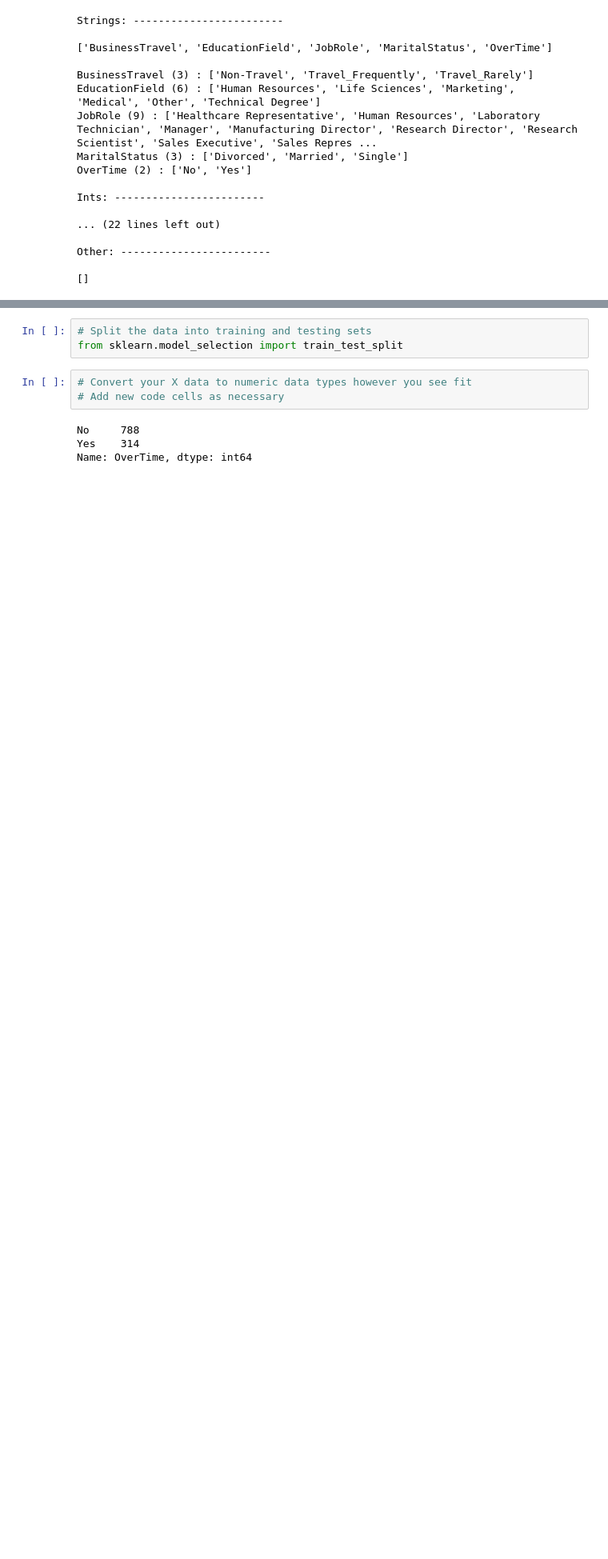
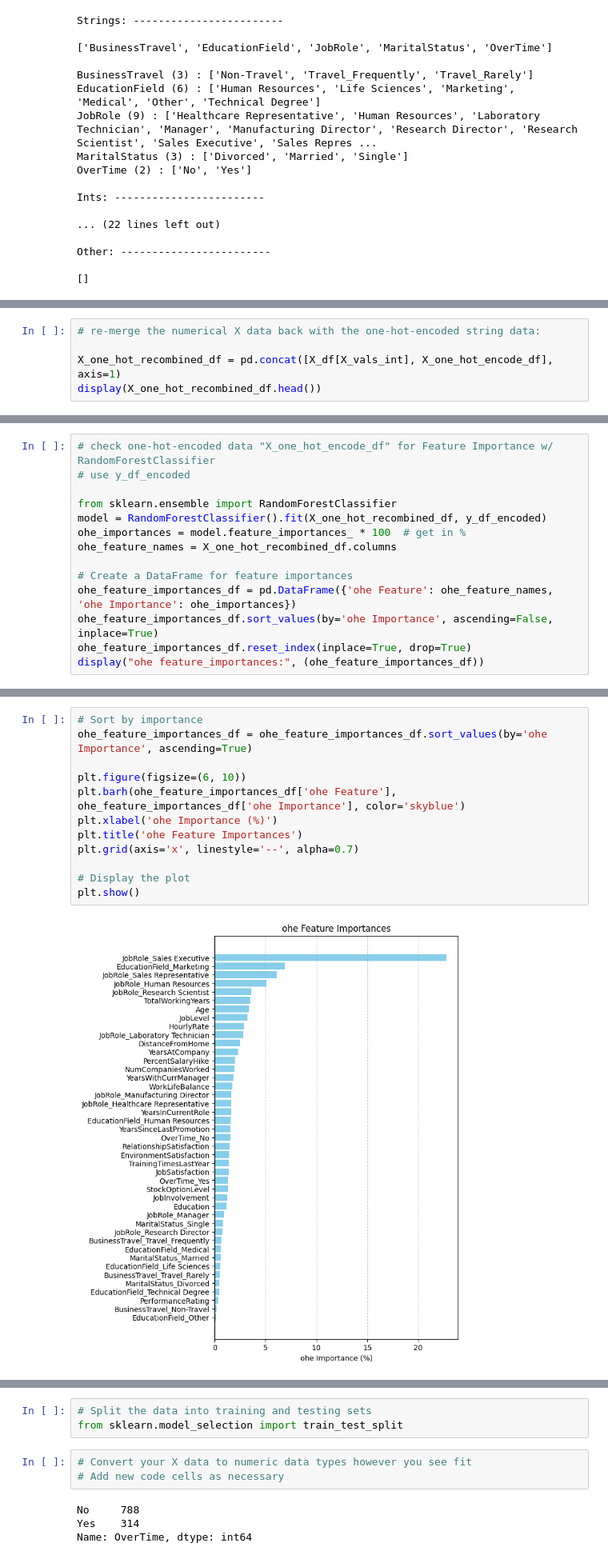
Before and after one commit to willablackmon/attrition_multibranch_neural_network, a Jupyter notebook: attrition.ipynb, the cells around one changed output, grey strips where cells are left out. Shown at 80% size. Drawn from its saved outputs; the diff is of its cells as text; blank space fills up the shorter version.

```diff
--- a/attrition.ipynb
+++ b/attrition.ipynb
@@ -217,0 +383,5 @@ display(X_df.head())
+# %%
+# re-merge the numerical X data back with the one-hot-encoded string data:
+
+X_one_hot_recombined_df = pd.concat([X_df[X_vals_int], X_one_hot_encode_df], axis=1)
+display(X_one_hot_recombined_df.head())
@@ -217,0 +396,14 @@ display(X_df.head())
+# %%
+# check one-hot-encoded data "X_one_hot_encode_df" for Feature Importance w/ RandomForestClassifier
+# use y_df_encoded
+
+from sklearn.ensemble import RandomForestClassifier
+model = RandomForestClassifier().fit(X_one_hot_recombined_df, y_df_encoded)
+ohe_importances = model.feature_importances_ * 100  # get in %
+ohe_feature_names = X_one_hot_recombined_df.columns
+
+# Create a DataFrame for feature importances
+ohe_feature_importances_df = pd.DataFrame({'ohe Feature': ohe_feature_names, 'ohe Importance': ohe_importances})
+ohe_feature_importances_df.sort_values(by='ohe Importance', ascending=False, inplace=True)
+ohe_feature_importances_df.reset_index(inplace=True, drop=True)
+display("ohe feature_importances:", (ohe_feature_importances_df))
@@ -217,0 +429,14 @@ display(X_df.head())
+# %%
+# Sort by importance
+ohe_feature_importances_df = ohe_feature_importances_df.sort_values(by='ohe Importance', ascending=True)
+
+plt.figure(figsize=(6, 10))
+plt.barh(ohe_feature_importances_df['ohe Feature'], ohe_feature_importances_df['ohe Importance'], color='skyblue')
+plt.xlabel('ohe Importance (%)')
+plt.title('ohe Feature Importances')
+plt.grid(axis='x', linestyle='--', alpha=0.7)
+
+# Display the plot
+plt.show()
+# %% [output]
+[figure, added]
```
Also changed, not shown: parts of 24 cells of this notebook.
